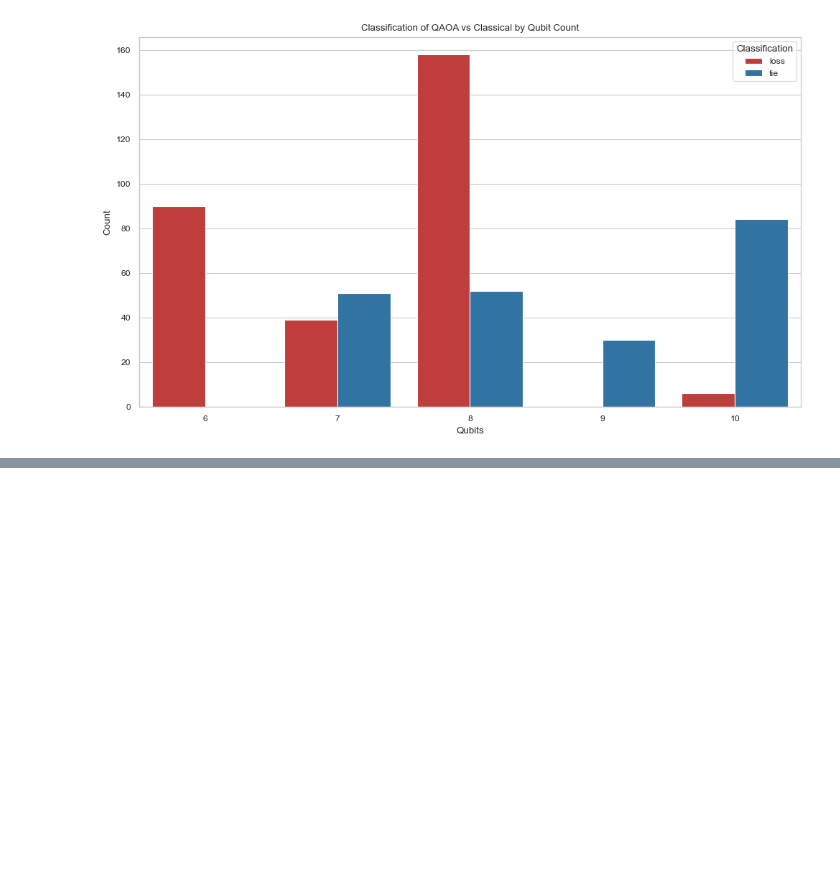
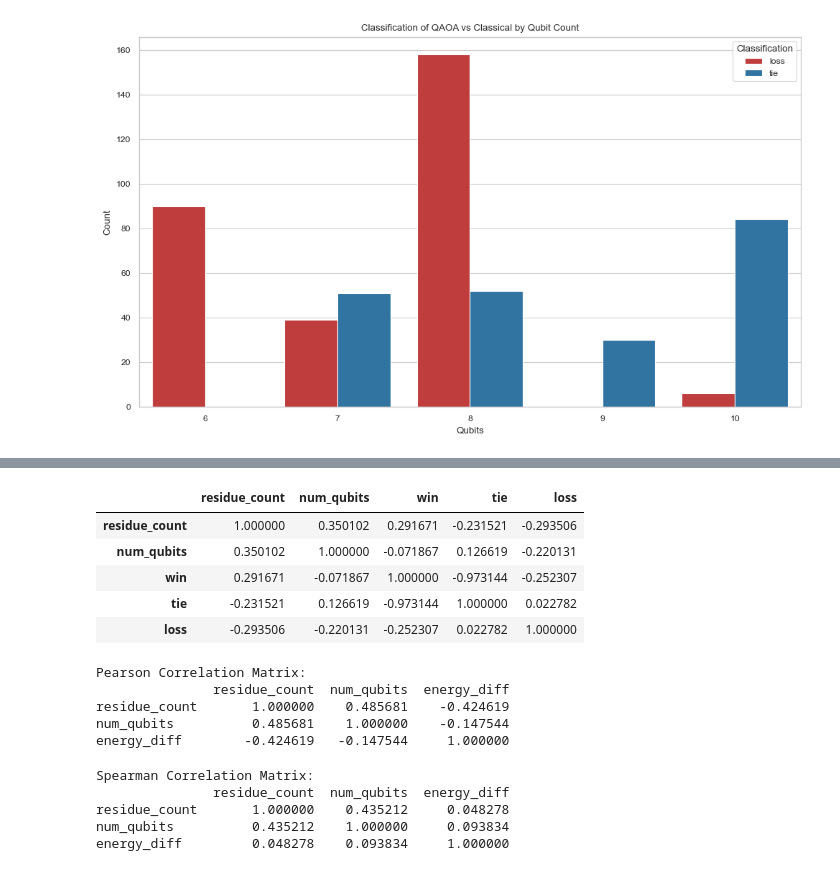
Before and after one commit to sebi-stewart/qml-protein-folding, a Jupyter notebook: phase2/eval.ipynb, the cells around one changed output, grey strips where cells are left out. Saved outputs shown, nothing was run; the diff lists cells and outputs as text; code cells hidden in the pictures; blank space fills up the shorter version.

```diff
--- a/phase2/eval.ipynb
+++ b/phase2/eval.ipynb
@@ -181,0 +350,15 @@ plt.show()
+# %%
+residue_qubit_groups = combined_df.drop('classification', axis=1).join(one_hot).groupby(['residue_count', 'num_qubits'])
+residue_qubit_groups = residue_qubit_groups.agg({'win': 'sum', 'tie': 'sum', 'loss': 'sum'})
+residue_qubit_groups['total'] = residue_qubit_groups.win + residue_qubit_groups.tie + residue_qubit_groups.loss
+residue_qubit_groups.win = residue_qubit_groups.win / residue_qubit_groups['total'] * 100
+residue_qubit_groups.tie = residue_qubit_groups.tie / residue_qubit_groups['total'] * 100
+residue_qubit_groups.loss = residue_qubit_groups.loss / residue_qubit_groups['total'] * 100
+residue_qubit_groups.drop('total', axis=1).reset_index().corr()
+# %% [output]
+|  | residue_count | num_qubits | win | tie | loss |
+| residue_count | 1.000000 | 0.350102 | 0.291671 | -0.231521 | -0.293506 |
+| num_qubits | 0.350102 | 1.000000 | -0.071867 | 0.126619 | -0.220131 |
+| win | 0.291671 | -0.071867 | 1.000000 | -0.973144 | -0.252307 |
+| tie | -0.231521 | 0.126619 | -0.973144 | 1.000000 | 0.022782 |
+| loss | -0.293506 | -0.220131 | -0.252307 | 0.022782 | 1.000000 |
@@ -181,0 +373,26 @@ plt.show()
+# %%
+columns_to_analyze = ['residue_count', 'num_qubits', 'energy_diff']
+
+# Calculate the Pearson correlation matrix using the raw data
+pearson_matrix = combined_df[columns_to_analyze].corr(method='pearson')
+
+print("Pearson Correlation Matrix:")
+print(pearson_matrix)
+# %% [output]
+Pearson Correlation Matrix:
+               residue_count  num_qubits  energy_diff
+residue_count       1.000000    0.485681    -0.424619
+num_qubits          0.485681    1.000000    -0.147544
+energy_diff        -0.424619   -0.147544     1.000000
+# %%
+# Calculate the Spearman rank correlation matrix
+spearman_matrix = df[columns_to_analyze].corr(method='spearman')
+
+print("\nSpearman Correlation Matrix:")
+print(spearman_matrix)
+# %% [output]
+Spearman Correlation Matrix:
+               residue_count  num_qubits  energy_diff
+residue_count       1.000000    0.435212     0.048278
+num_qubits          0.435212    1.000000     0.093834
+energy_diff         0.048278    0.093834     1.000000
```
Also changed, not shown: parts of 17 cells of this notebook, 1 other file.
